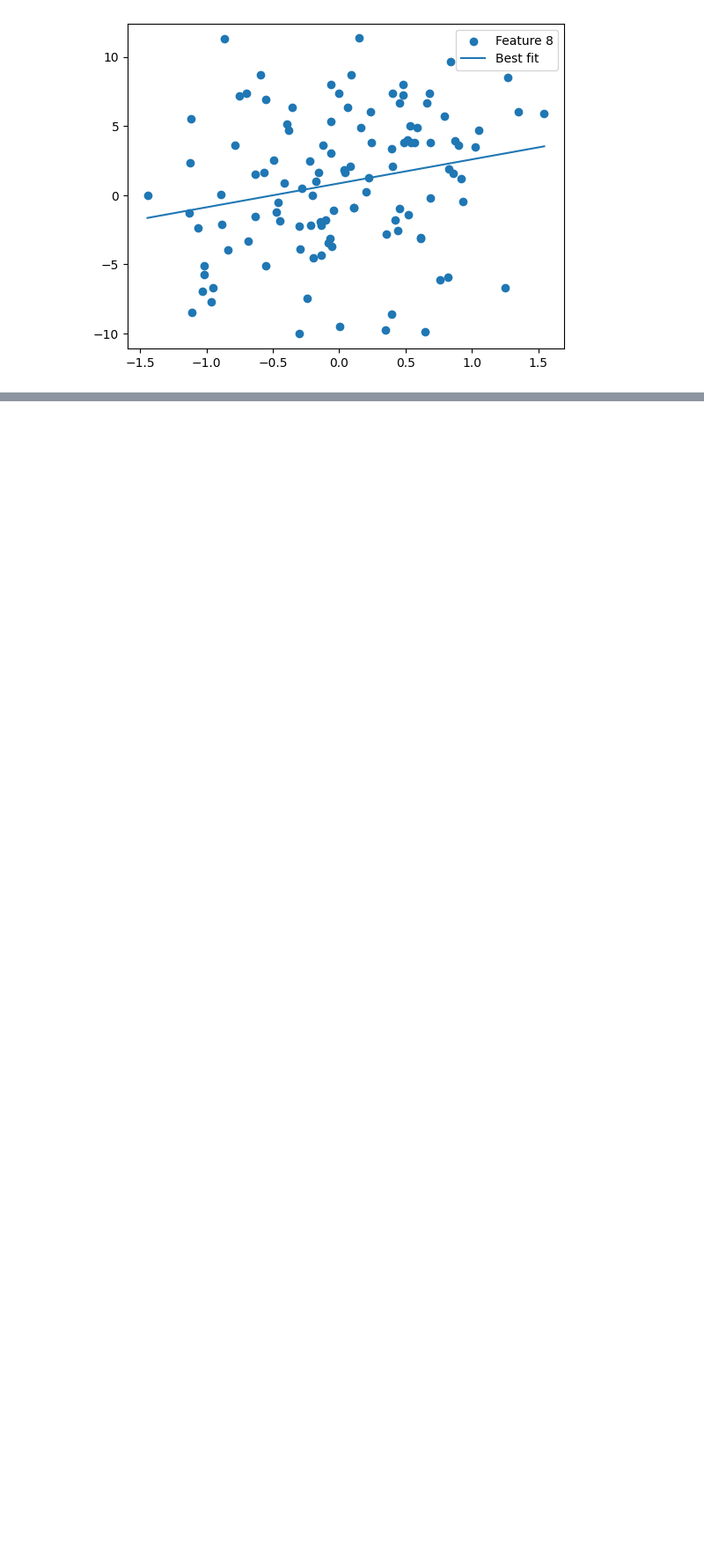
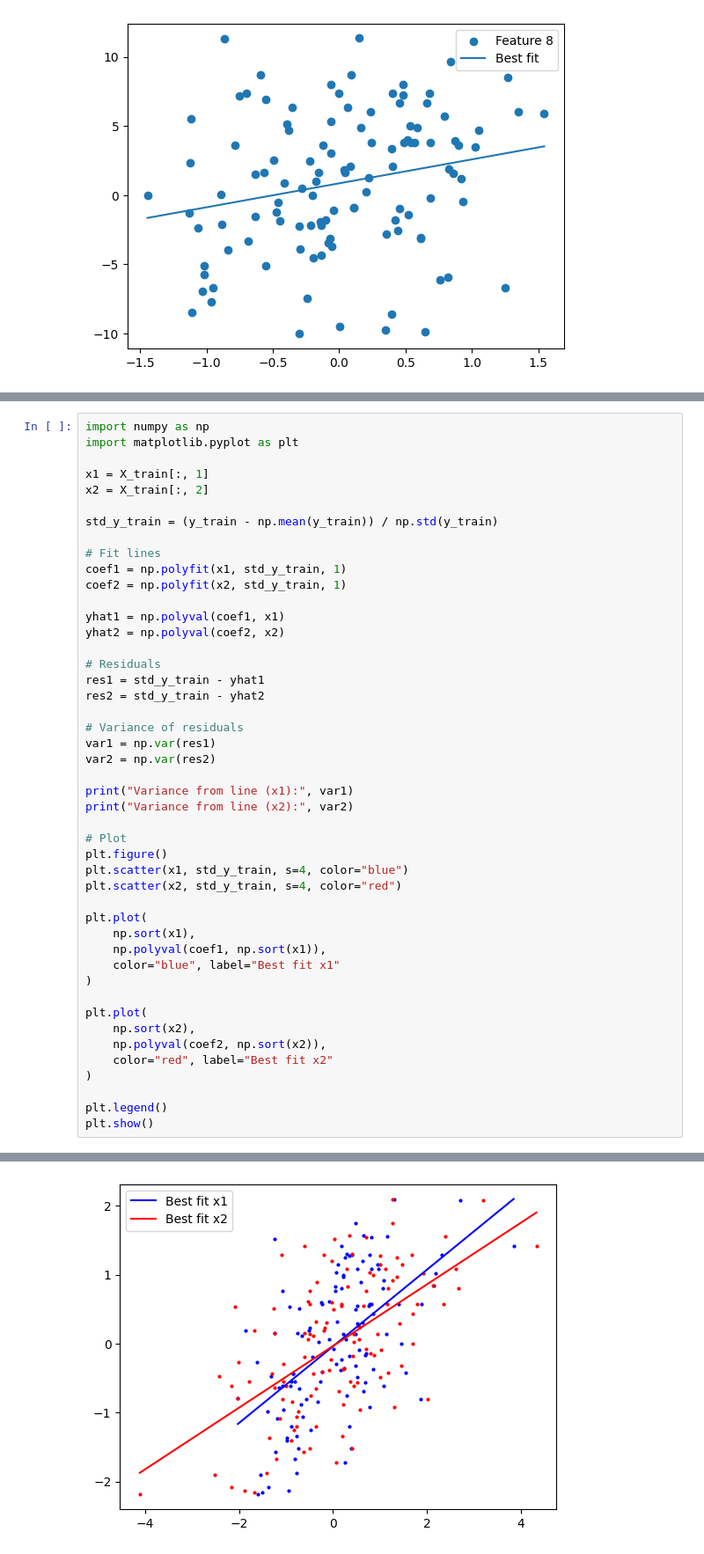
Before and after one commit to suhas11A/sem4, a Jupyter notebook: cs240/lab1/q5/q5.ipynb, the cells around one changed output, grey strips where cells are left out. Shown at 88% size. Saved outputs shown, nothing was run; the diff lists cells and outputs as text; blank space fills up the shorter version.

```diff
--- a/cs240/lab1/q5/q5.ipynb
+++ b/cs240/lab1/q5/q5.ipynb
@@ -228,0 +244,47 @@ for i in range(X_train_clean.shape[1]):
+# %%
+import numpy as np
+import matplotlib.pyplot as plt
+
+x1 = X_train[:, 1]
+x2 = X_train[:, 2]
+
+std_y_train = (y_train - np.mean(y_train)) / np.std(y_train)
+
+# Fit lines
+coef1 = np.polyfit(x1, std_y_train, 1)
+coef2 = np.polyfit(x2, std_y_train, 1)
+
+yhat1 = np.polyval(coef1, x1)
+yhat2 = np.polyval(coef2, x2)
+
+# Residuals
+res1 = std_y_train - yhat1
+res2 = std_y_train - yhat2
+
+# Variance of residuals
+var1 = np.var(res1)
+var2 = np.var(res2)
+
+print("Variance from line (x1):", var1)
+print("Variance from line (x2):", var2)
+
+# Plot
+plt.figure()
+plt.scatter(x1, std_y_train, s=4, color="blue")
+plt.scatter(x2, std_y_train, s=4, color="red")
+
+plt.plot(
+    np.sort(x1),
+    np.polyval(coef1, np.sort(x1)),
+    color="blue", label="Best fit x1"
+)
+
+plt.plot(
+    np.sort(x2),
+    np.polyval(coef2, np.sort(x2)),
+    color="red", label="Best fit x2"
+)
+
+plt.legend()
+plt.show()
+# %% [output]
@@ -228,0 +293 @@ for i in range(X_train_clean.shape[1]):
+[figure, added]
```
Also changed, not shown: parts of 6 cells of this notebook, 52 other files.
